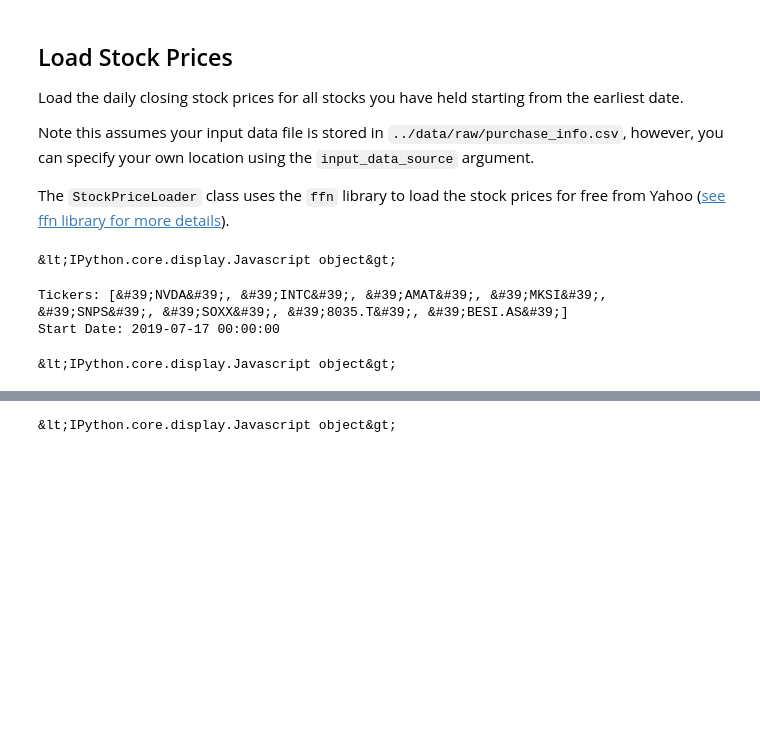
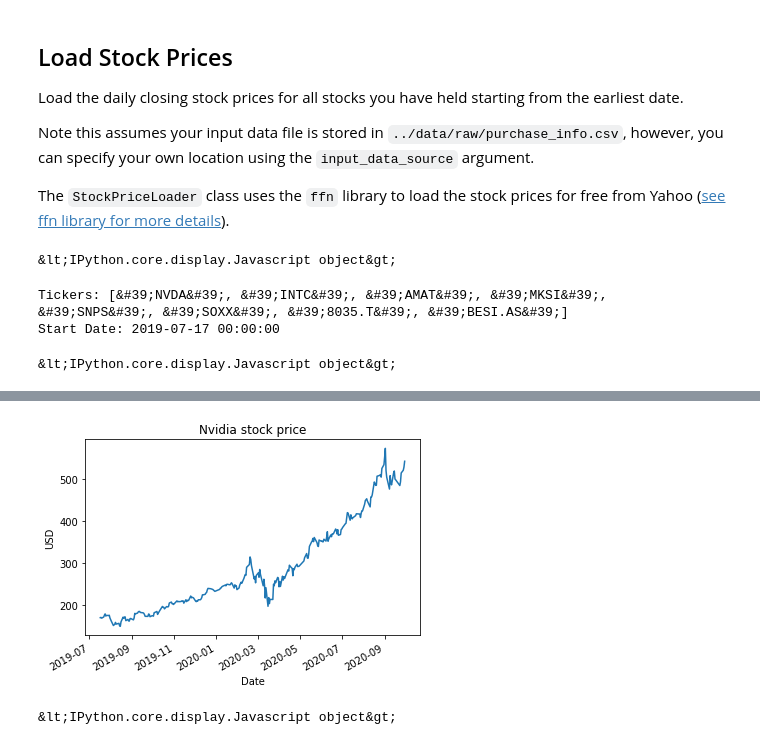
Before and after one commit to julian-west/python_portfolio_tracker, a Jupyter notebook: notebooks/portfolio_analysis.ipynb, the cells around one changed output, grey strips where cells are left out. Cells and saved outputs as stored; diff of their text form; code cells hidden in the pictures; blank space fills up the shorter version.

```diff
--- a/notebooks/portfolio_analysis.ipynb
+++ b/notebooks/portfolio_analysis.ipynb
@@ -80,9 +82,10 @@ prices.daily_stock_prices.head(10)
 | 2019-07-30 | 174.910385 | 50.195541 | 49.805428 | 88.199112 | 135.369995 | 213.068039 | 17980.556641 | 26.033634 |
 &lt;IPython.core.display.Javascript object&gt;
 # %%
-prices.daily_stock_prices['nvda'].plot()
+prices.daily_stock_prices['NVDA'].plot()
 plt.title("Nvidia stock price")
 plt.ylabel("USD")
 plt.show()
 # %% [output]
+[figure, added]
 &lt;IPython.core.display.Javascript object&gt;
```
Also changed, not shown: parts of 9 cells of this notebook, 7 other files.
